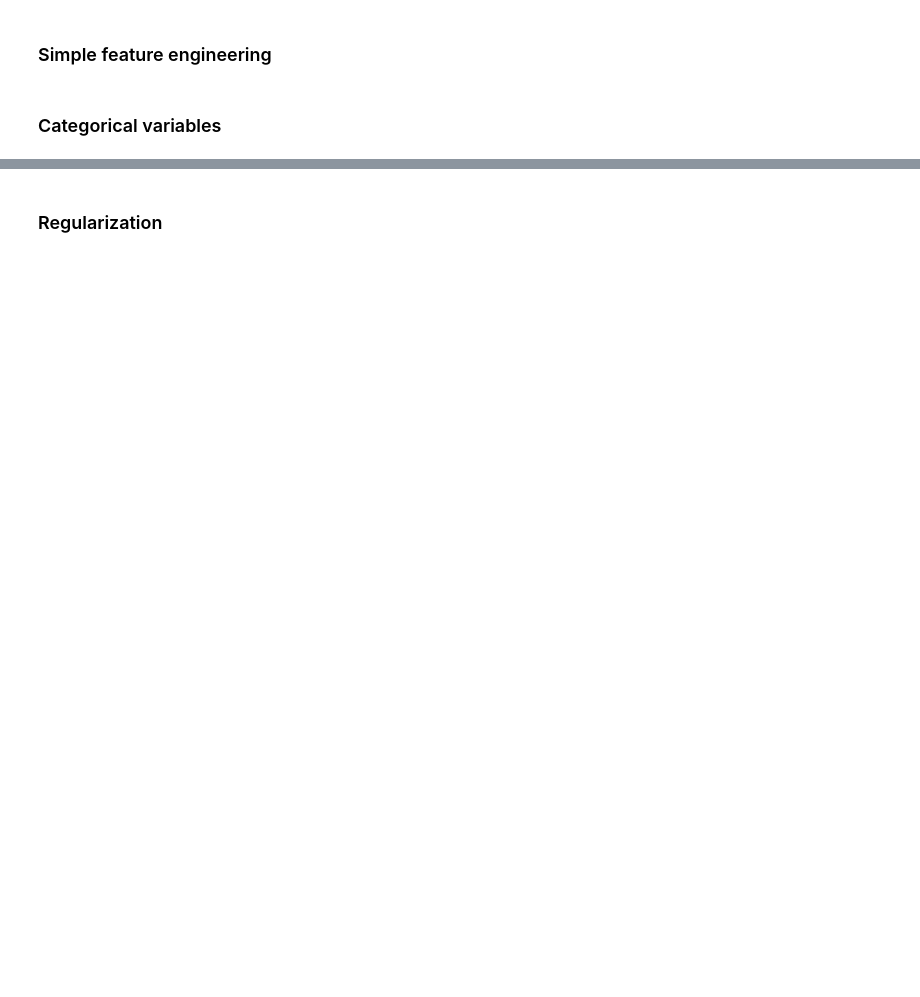
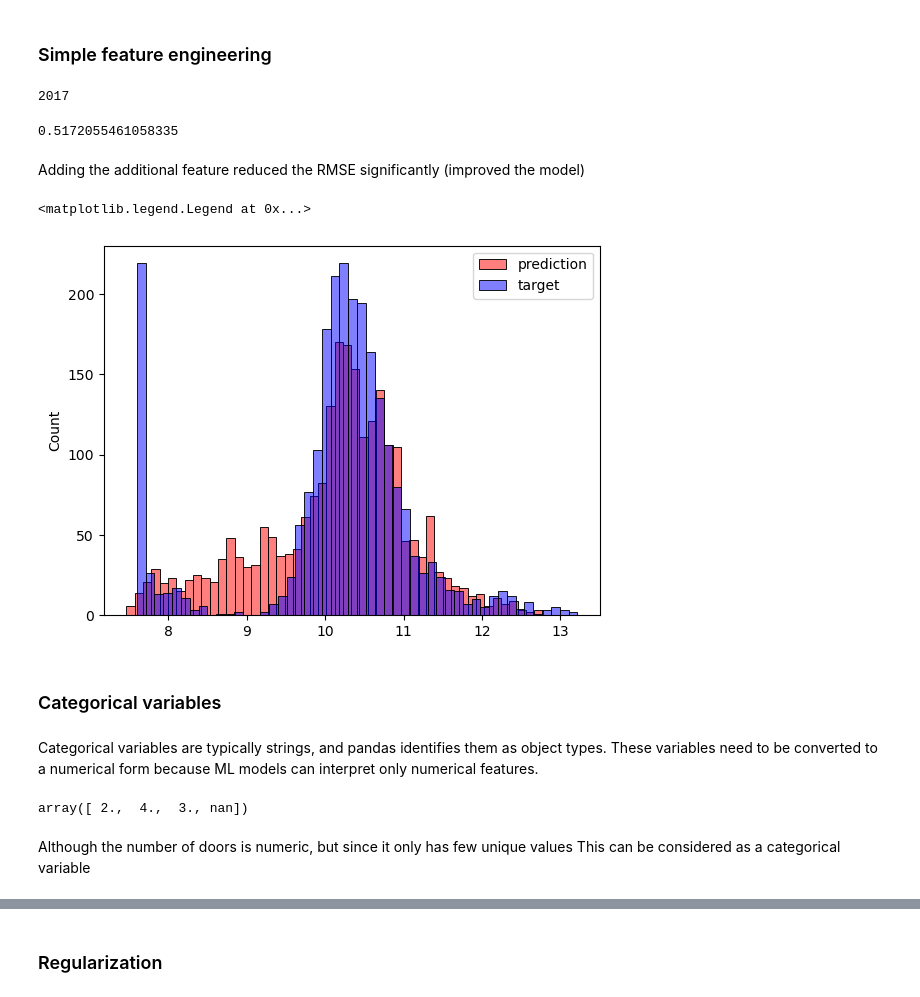
Before and after one commit to monicakarday/Machine-Learning-ZoomCamp-2023, a Jupyter notebook: Week2-Regression/Machine-Learning-for-Regression.ipynb, the cells around one changed output, grey strips where cells are left out. Cells and saved outputs as stored; diff of their text form; code cells hidden in the pictures; blank space fills up the shorter version.

```diff
--- a/Week2-Regression/Machine-Learning-for-Regression.ipynb
+++ b/Week2-Regression/Machine-Learning-for-Regression.ipynb
@@ -342,2 +629,8 @@ len(y_train)
 # %% [markdown]
 ### Validating the model
+# %%
+def prepare_X(df):
+    df_num = df[base]
+    df_num = df_num.fillna(0)
+    X = df_num.values
+    return X
@@ -346,2 +653,42 @@ len(y_train)
+# %%
+df_train.year.max() # using this as a baseline to calculate the age of a car and include it in dataframe
+# %% [output]
+2017
+# %%
+def prepare_X(df):
+    df['age'] = 2017 - df['year']
+    features = base + ['age']
+
+    df_num = df[features]
+    df_num = df_num.fillna(0)
+    X = df_num.values
+    return X
+# %%
+X_train = prepare_X(df_train)
+w0, w = train_linear_regression(X_train, y_train)
+
+#use these calculated parameters w0 and w for validation
+X_val = prepare_X(df_val)
+y_pred = w0 + X_val.dot(w)
+rmse(y_val, y_pred)
+# %% [output]
+0.5172055461058335
+# %% [markdown]
+Adding the additional feature reduced the RMSE significantly (improved the model)
+# %%
+sns.histplot(y_pred, label='prediction', color='red', alpha=0.5, bins=50)
+sns.histplot(y_val, label='target', color='blue',  alpha=0.5, bins=50)
+plt.legend()
+# %% [output]
+<matplotlib.legend.Legend at 0x...>
+[figure, added]
 # %% [markdown]
 ### Categorical variables
+# %% [markdown]
+Categorical variables are typically strings, and pandas identifies them as object types. These variables need to be converted to a numerical form because ML models can interpret only numerical features.
+# %%
+df_train['number_of_doors'].unique()
+# %% [output]
+array([ 2.,  4.,  3., nan])
+# %% [markdown]
+Although the number of doors is numeric, but since it only has few unique values This can be considered as a categorical variable
```
Also changed, not shown: parts of 92 cells of this notebook, 2 other files.
